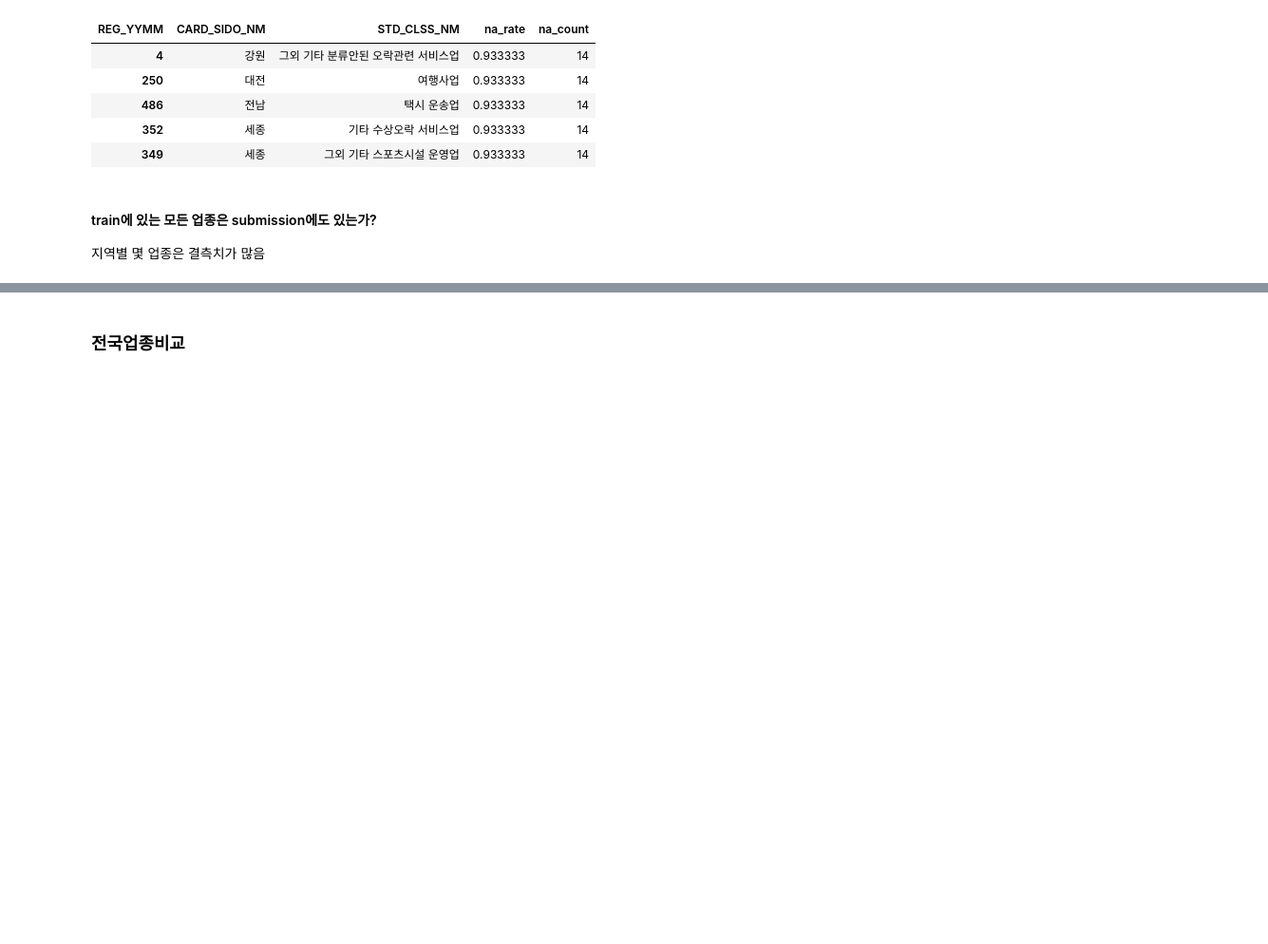
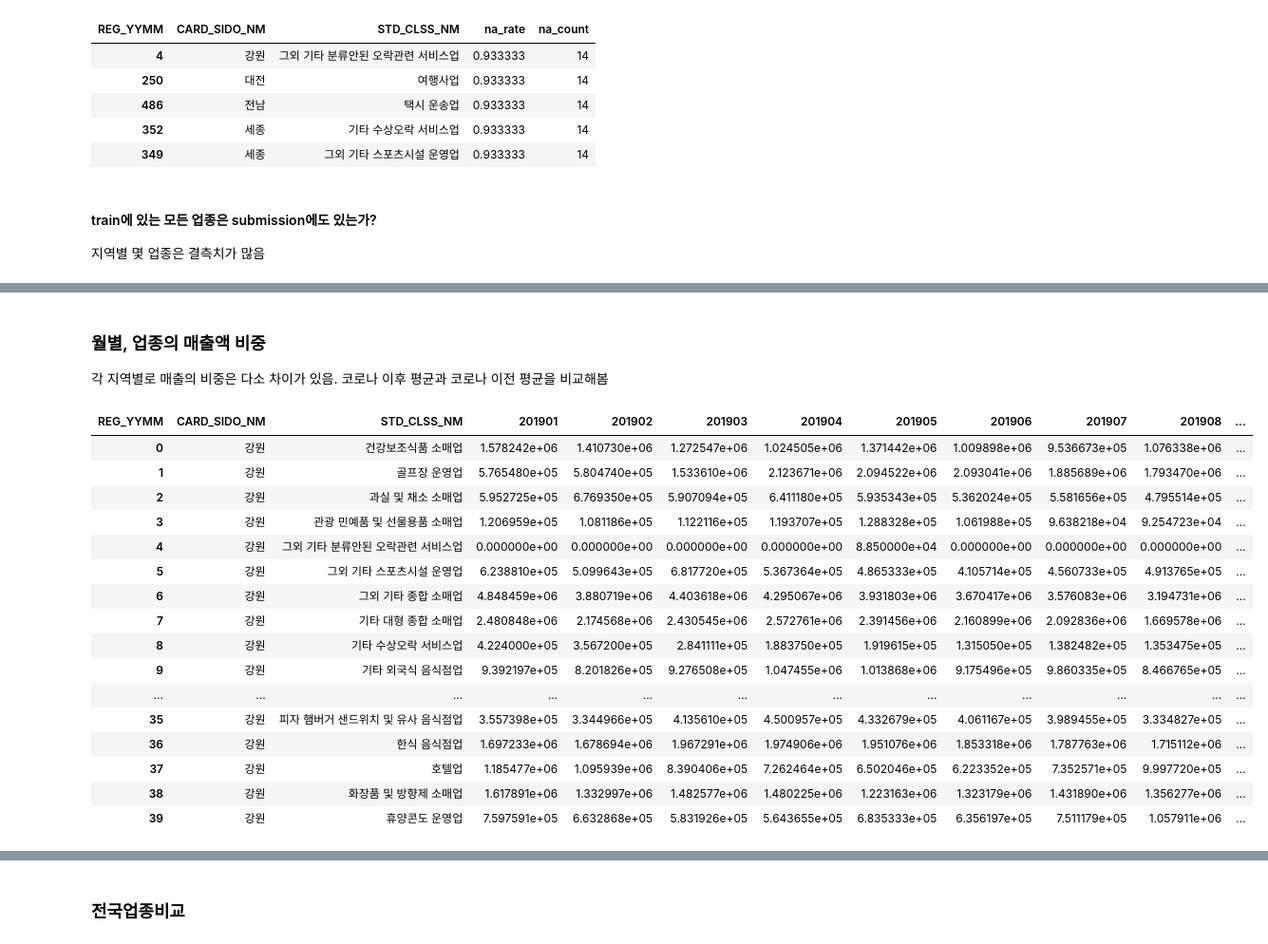
Before and after one commit to starlidust/jeju_creditcard, a Jupyter notebook: EDA_진행중.ipynb, the cells around one changed output, grey strips where cells are left out. Shown: that part at 95% size. Cells and saved outputs as stored; diff of their text form; code cells hidden in the pictures; blank space fills up the shorter version.

```diff
--- a/EDA_진행중.ipynb
+++ b/EDA_진행중.ipynb
@@ -742,0 +730,3 @@ differ_df
+# %% [markdown]
+### 월별, 업종의 매출액 비중
+각 지역별로 매출의 비중은 다소 차이가 있음. 코로나 이후 평균과 코로나 이전 평균을 비교해봄
@@ -742,0 +736,27 @@ differ_df
+# %%
+target_df = pivoted[pivoted.CARD_SIDO_NM == '강원']
+sum_arr = target_df.iloc[:,2:].apply(sum,axis=0).values.reshape(1,-1)
+parcent_df = (target_df.iloc[:,2:]/sum_arr)*100
+
+parcent_df = pd.concat([target_df.iloc[:,:2],parcent_df],axis= 1)
+# parcent_df.to_csv('./insight/강원_업종별 매출비율.csv',encoding='cp949')
+# %%
+target_df
+# %% [output]
+| REG_YYMM | CARD_SIDO_NM | STD_CLSS_NM | 201901 | 201902 | 201903 | 201904 | 201905 | 201906 | 201907 | 201908 | ... |
+| 0 | 강원 | 건강보조식품 소매업 | 1.578242e+06 | 1.410730e+06 | 1.272547e+06 | 1.024505e+06 | 1.371442e+06 | 1.009898e+06 | 9.536673e+05 | 1.076338e+06 | ... |
+| 1 | 강원 | 골프장 운영업 | 5.765480e+05 | 5.804740e+05 | 1.533610e+06 | 2.123671e+06 | 2.094522e+06 | 2.093041e+06 | 1.885689e+06 | 1.793470e+06 | ... |
+| 2 | 강원 | 과실 및 채소 소매업 | 5.952725e+05 | 6.769350e+05 | 5.907094e+05 | 6.411180e+05 | 5.935343e+05 | 5.362024e+05 | 5.581656e+05 | 4.795514e+05 | ... |
+| 3 | 강원 | 관광 민예품 및 선물용품 소매업 | 1.206959e+05 | 1.081186e+05 | 1.122116e+05 | 1.193707e+05 | 1.288328e+05 | 1.061988e+05 | 9.638218e+04 | 9.254723e+04 | ... |
+| 4 | 강원 | 그외 기타 분류안된 오락관련 서비스업 | 0.000000e+00 | 0.000000e+00 | 0.000000e+00 | 0.000000e+00 | 8.850000e+04 | 0.000000e+00 | 0.000000e+00 | 0.000000e+00 | ... |
+| 5 | 강원 | 그외 기타 스포츠시설 운영업 | 6.238810e+05 | 5.099643e+05 | 6.817720e+05 | 5.367364e+05 | 4.865333e+05 | 4.105714e+05 | 4.560733e+05 | 4.913765e+05 | ... |
+| 6 | 강원 | 그외 기타 종합 소매업 | 4.848459e+06 | 3.880719e+06 | 4.403618e+06 | 4.295067e+06 | 3.931803e+06 | 3.670417e+06 | 3.576083e+06 | 3.194731e+06 | ... |
+| 7 | 강원 | 기타 대형 종합 소매업 | 2.480848e+06 | 2.174568e+06 | 2.430545e+06 | 2.572761e+06 | 2.391456e+06 | 2.160899e+06 | 2.092836e+06 | 1.669578e+06 | ... |
+| 8 | 강원 | 기타 수상오락 서비스업 | 4.224000e+05 | 3.567200e+05 | 2.841111e+05 | 1.883750e+05 | 1.919615e+05 | 1.315050e+05 | 1.382482e+05 | 1.353475e+05 | ... |
+| 9 | 강원 | 기타 외국식 음식점업 | 9.392197e+05 | 8.201826e+05 | 9.276508e+05 | 1.047455e+06 | 1.013868e+06 | 9.175496e+05 | 9.860335e+05 | 8.466765e+05 | ... |
+| ... | ... | ... | ... | ... | ... | ... | ... | ... | ... | ... | ... |
+| 35 | 강원 | 피자 햄버거 샌드위치 및 유사 음식점업 | 3.557398e+05 | 3.344966e+05 | 4.135610e+05 | 4.500957e+05 | 4.332679e+05 | 4.061167e+05 | 3.989455e+05 | 3.334827e+05 | ... |
+| 36 | 강원 | 한식 음식점업 | 1.697233e+06 | 1.678694e+06 | 1.967291e+06 | 1.974906e+06 | 1.951076e+06 | 1.853318e+06 | 1.787763e+06 | 1.715112e+06 | ... |
+| 37 | 강원 | 호텔업 | 1.185477e+06 | 1.095939e+06 | 8.390406e+05 | 7.262464e+05 | 6.502046e+05 | 6.223352e+05 | 7.352571e+05 | 9.997720e+05 | ... |
+| 38 | 강원 | 화장품 및 방향제 소매업 | 1.617891e+06 | 1.332997e+06 | 1.482577e+06 | 1.480225e+06 | 1.223163e+06 | 1.323179e+06 | 1.431890e+06 | 1.356277e+06 | ... |
+| 39 | 강원 | 휴양콘도 운영업 | 7.597591e+05 | 6.632868e+05 | 5.831926e+05 | 5.643655e+05 | 6.835333e+05 | 6.356197e+05 | 7.511179e+05 | 1.057911e+06 | ... |
```
Also changed, not shown: parts of 21 cells of this notebook, 4 other files.
